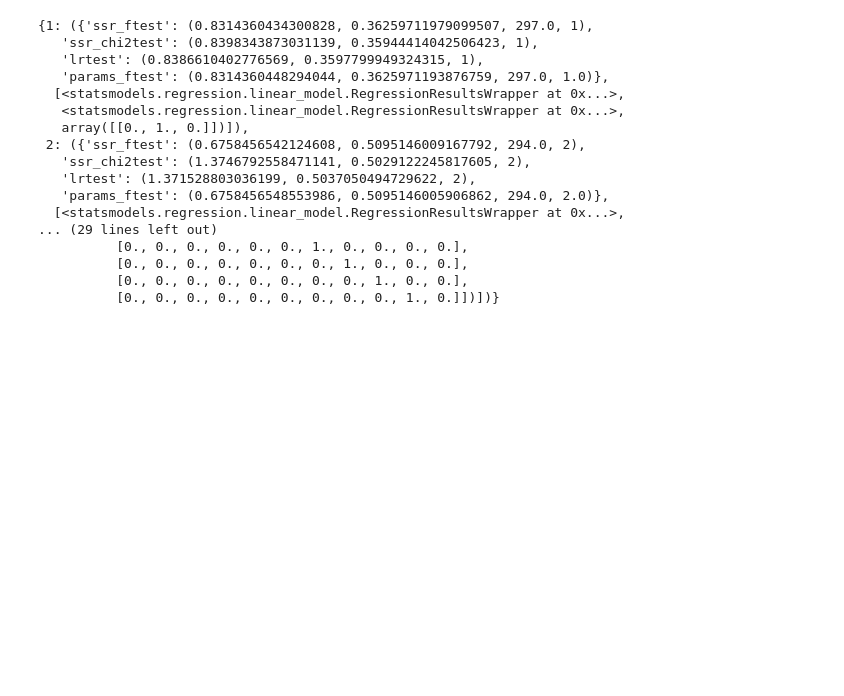
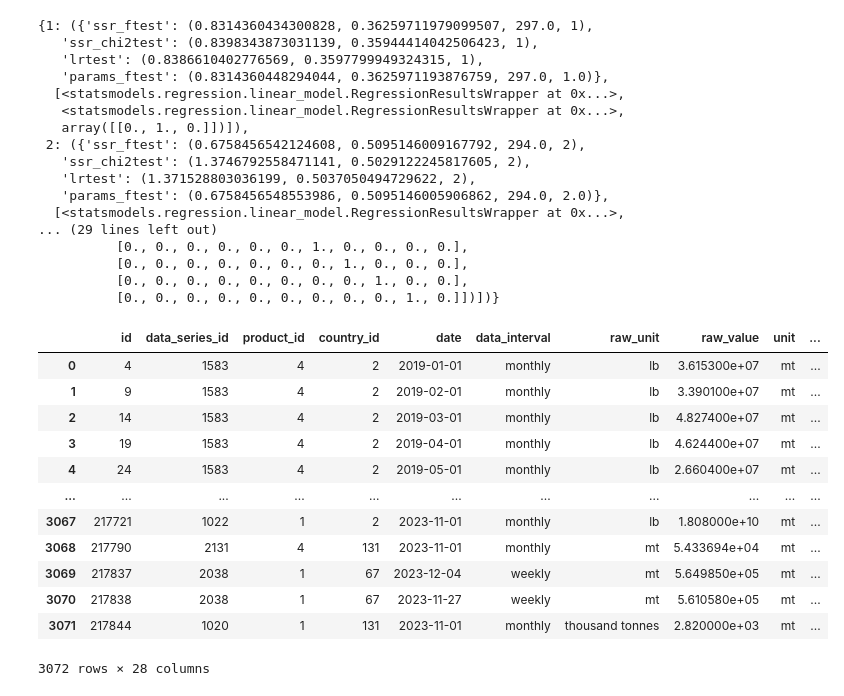
Before and after one commit to elahe-dastan/MilkMarketMaster, a Jupyter notebook: notebooks/demo.ipynb, the cells around one changed output. Cells and saved outputs as stored; diff of their text form; code cells hidden in the pictures; blank space fills up the shorter version.

```diff
--- a/notebooks/demo.ipynb
+++ b/notebooks/demo.ipynb
@@ -303,3 +303,35 @@ result
           [0., 0., 0., 0., 0., 0., 0., 1., 0., 0., 0.],
           [0., 0., 0., 0., 0., 0., 0., 0., 1., 0., 0.],
           [0., 0., 0., 0., 0., 0., 0., 0., 0., 1., 0.]])])}
+# %%
+production = pd.read_csv('./../data/production.csv')
+
+# # Convert values from 'lb' to 'mt' where the unit is 'lb'
+# production.loc[production['raw_unit'] == 'lb', 'raw_value'] = production.loc[production['raw_unit'] == 'lb', 'raw_value'] / 2204.62  # Conversion factor: 1 lb = 0.000453592 mt
+#
+# # Convert values from 'kg' to 'mt' where the unit is 'kg'
+# production.loc[production['raw_unit'] == 'kg', 'raw_value'] = production.loc[production['raw_unit'] == 'kg', 'raw_value'] / 1000  # Conversion factor: 1 kg = 0.001 mt
+#
+# # Convert values from 'thousand tonnes' to 'mt' where the unit is 'thousand tonnes'
+# production.loc[production['raw_unit'] == 'thousand tonnes', 'raw_value'] = production.loc[production['raw_unit'] == 'thousand tonnes', 'raw_value'] * 1000  # Conversion factor: 1 metric ton = 1.10231 ton
+#
+# # Convert values from 'thousand tonnes' to 'mt' where the unit is 'thousand tonnes'
+# production.loc[production['raw_unit'] == 'Thousand tonnes', 'raw_value'] = production.loc[production['raw_unit'] == 'thousand tonnes', 'raw_value'] * 1000  # Conversion factor: 1 metric ton = 1.10231 ton
+
+# production = production[['data_series_id', 'product_id', 'country_id', 'date', 'raw_value', 'value', 'is_european_union', ]]
+
+production
+# %% [output]
+|  | id | data_series_id | product_id | country_id | date | data_interval | raw_unit | raw_value | unit | ... |
+| 0 | 4 | 1583 | 4 | 2 | 2019-01-01 | monthly | lb | 3.615300e+07 | mt | ... |
+| 1 | 9 | 1583 | 4 | 2 | 2019-02-01 | monthly | lb | 3.390100e+07 | mt | ... |
+| 2 | 14 | 1583 | 4 | 2 | 2019-03-01 | monthly | lb | 4.827400e+07 | mt | ... |
+| 3 | 19 | 1583 | 4 | 2 | 2019-04-01 | monthly | lb | 4.624400e+07 | mt | ... |
+| 4 | 24 | 1583 | 4 | 2 | 2019-05-01 | monthly | lb | 2.660400e+07 | mt | ... |
+| ... | ... | ... | ... | ... | ... | ... | ... | ... | ... | ... |
+| 3067 | 217721 | 1022 | 1 | 2 | 2023-11-01 | monthly | lb | 1.808000e+10 | mt | ... |
+| 3068 | 217790 | 2131 | 4 | 131 | 2023-11-01 | monthly | mt | 5.433694e+04 | mt | ... |
+| 3069 | 217837 | 2038 | 1 | 67 | 2023-12-04 | weekly | mt | 5.649850e+05 | mt | ... |
+| 3070 | 217838 | 2038 | 1 | 67 | 2023-11-27 | weekly | mt | 5.610580e+05 | mt | ... |
+| 3071 | 217844 | 1020 | 1 | 131 | 2023-11-01 | monthly | thousand tonnes | 2.820000e+03 | mt | ... |
+3072 rows × 28 columns
```
Also changed, not shown: parts of 21 cells of this notebook, 7 other files.
